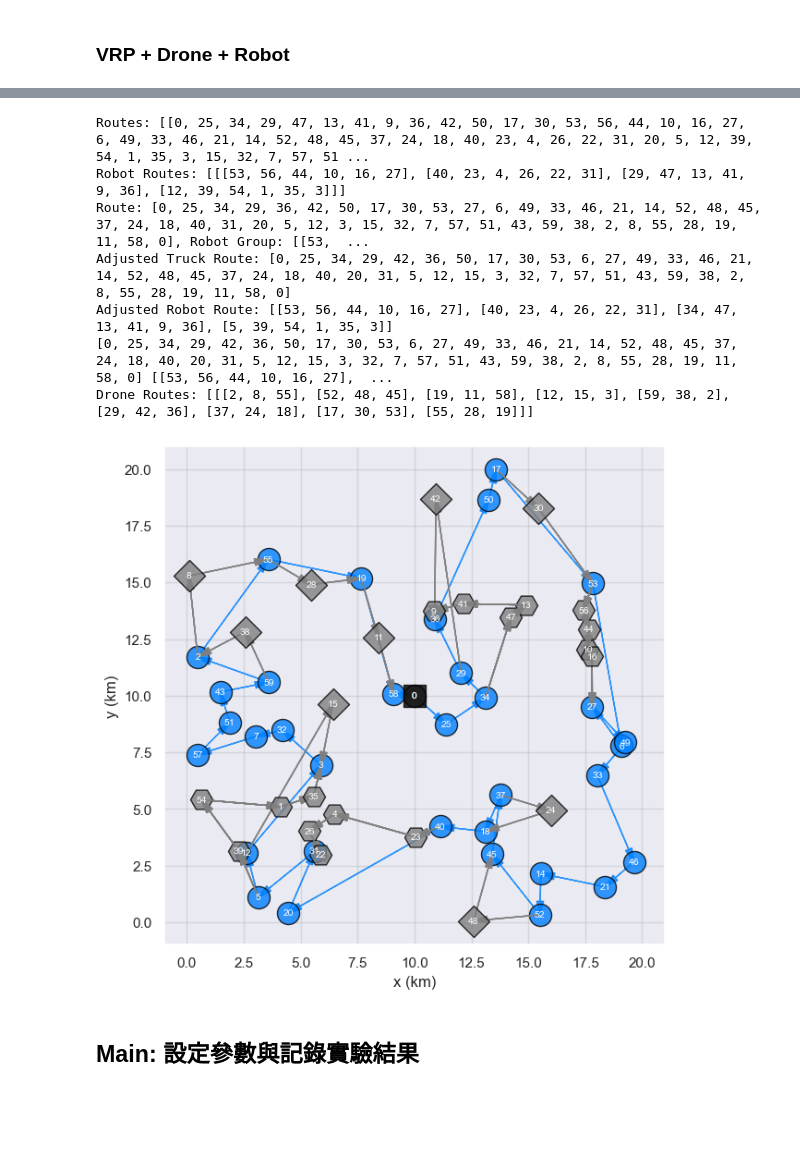
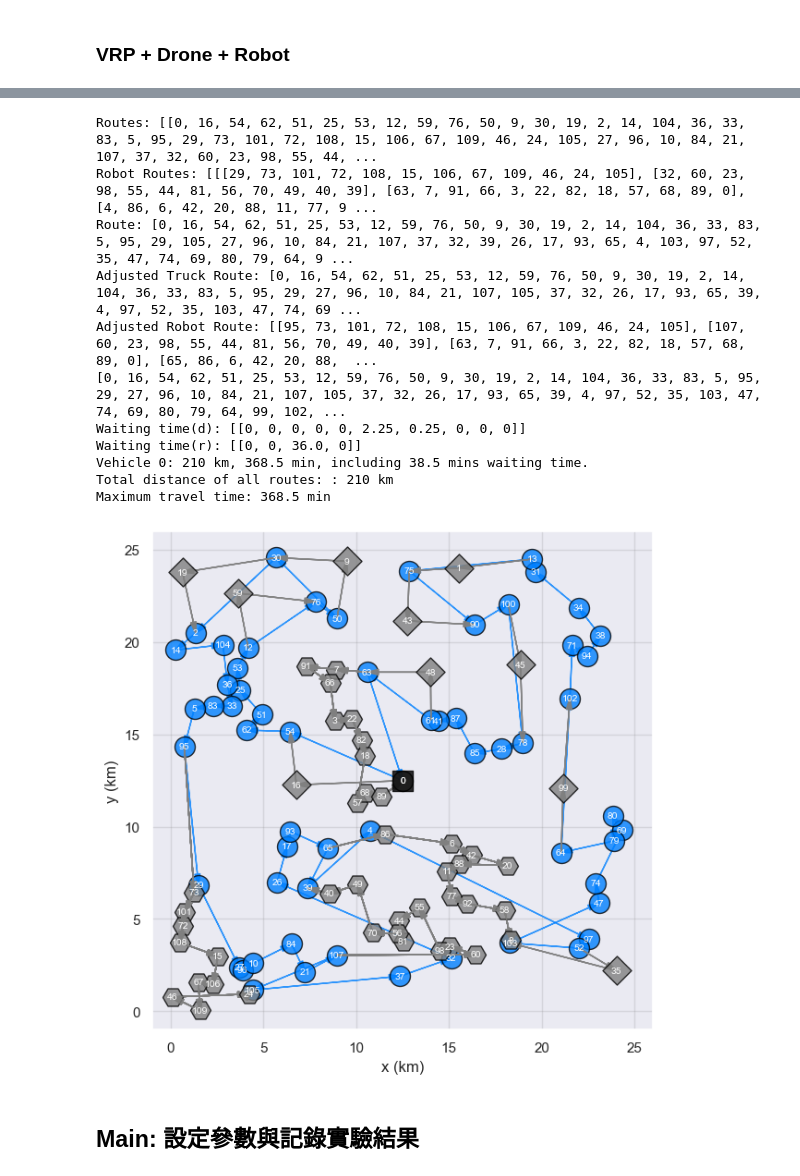
Before and after one commit to jy09567824/vehicle-routing-problem, a Jupyter notebook: VRPRD_ORTools.ipynb, the cells around one changed output, grey strips where cells are left out. Cells and saved outputs as stored; diff of their text form; code cells hidden in the pictures; blank space fills up the shorter version.

```diff
--- a/VRPRD_ORTools.ipynb
+++ b/VRPRD_ORTools.ipynb
@@ -518,7 +532,7 @@ def plot_map(routes, drone_routes=[], robot_routes=[], **controls):
 
     def draw_node(node, color='gray', marker='o'):
         text_kwargs = dict(s=str(node), fontsize=7.5, color="white", horizontalalignment='center', verticalalignment='center')
-        node_kwargs = dict(s=300, color=color, alpha=0.8, edgecolors='black', marker=marker)
+        node_kwargs = dict(s=250, color=color, alpha=0.8, edgecolors='black', marker=marker)
         loc = data['num_locations'][node]
         plt.scatter(x=loc[0], y=loc[1], **node_kwargs)
         plt.text(x=loc[0], y=loc[1], **text_kwargs)
@@ -570,7 +584,7 @@ def plot_map(routes, drone_routes=[], robot_routes=[], **controls):
 ## VRP 解題方法說明
 # %%
 # Set data & control parameter
-controls = dict(map_size=(20, 20), num_nodes=1, num_vehicles=1)
+controls = dict(map_size=(25, 25), num_nodes=110, num_vehicles=1)
 data = create_data_model(**controls)
 
 plot_map(routes=[], **controls)
@@ -611,17 +633,20 @@ Waiting time: [[4, 4, 2, 1]]
 ### VRP + Robot
 # %%
 data = create_data_model(**controls)
-routes = solve_routing_problem(data)
-robot_routes = select_robot_nodes(data, routes)
-
+VRPR_routes = solve_routing_problem(data)
+robot_routes = select_robot_nodes(data, VRPR_routes)
 # 調整車輛路線
 for veh_i, group in enumerate(robot_routes):
     for index, route in enumerate(group):
         exclude_nodes = [item for sublist in robot_routes[veh_i] for item in sublist if 0 < sublist.index(item) < len(sublist) - 1]
-        routes[veh_i] = [i for i in routes[veh_i] if i not in exclude_nodes]
-    routes[veh_i], robot_routes[veh_i] = adjust_robot_route(data, routes[veh_i], group)
+        VRPR_routes[veh_i] = [i for i in VRPR_routes[veh_i] if i not in exclude_nodes]
+    VRPR_routes[veh_i], robot_routes[veh_i] = adjust_robot_route(data, VRPR_routes[veh_i], group)
 
-plot_map(routes=routes,robot_routes=robot_routes, **controls)
+robot_waiting = get_waiting_time(data, VRPR_routes, robot_routes, 'robot')
+print("Waiting time:", robot_waiting)
+total_dist, total_time, waiting_time = get_travelling_time(data, VRPR_routes, [], robot_waiting)
+
+plot_map(routes=VRPR_routes, robot_routes=robot_routes, **controls)
 
 # 舊版方法 (VRPTW)
 # vrptw_routes = solve_vrptw(data, excludes)
@@ -658,35 +670,42 @@ Adjusted Robot Route: [[35, 30, 47, 2, 36, 45], [5, 24, 6, 52, 17, 11], [51, 44,
 # %%
 data = create_data_model(**controls)
-routes = solve_routing_problem(data)
+VRPRD_routes = solve_routing_problem(data)
 
-robot_routes = select_robot_nodes(data, routes)
+robot_routes = select_robot_nodes(data, VRPRD_routes)
 
 for veh_i, group in enumerate(robot_routes):
     for index, route in enumerate(group):
         exclude_nodes = [item for sublist in robot_routes[veh_i] for item in sublist if 0 < sublist.index(item) < len(sublist) - 1]
-        routes[veh_i] = [i for i in routes[veh_i] if i not in exclude_nodes]
-    routes[veh_i], robot_routes[veh_i] = adjust_robot_route(data, routes[veh_i], group)
-    print(routes[veh_i], robot_routes[veh_i])
+        VRPRD_routes[veh_i] = [i for i in VRPRD_routes[veh_i] if i not in exclude_nodes]
+    VRPRD_routes[veh_i], robot_routes[veh_i] = adjust_robot_route(data, VRPRD_routes[veh_i], group)
+    print(VRPRD_routes[veh_i], robot_routes[veh_i])
 
-drone_routes = select_drone_nodes(data, routes, excludes=robot_routes)
+drone_routes = select_drone_nodes(data, VRPRD_routes, excludes=robot_routes)
 
 for index, group in enumerate(drone_routes):
     for r in group:
-        routes[index].remove(r[1])
+        VRPRD_routes[index].remove(r[1])
 
-drone_waiting = get_waiting_time(data, routes, drone_routes, 'drone')
-robot_waiting = get_waiting_time(data, routes, robot_routes, 'robot')
+drone_waiting = get_waiting_time(data, VRPRD_routes, drone_routes, 'drone')
+robot_waiting = get_waiting_time(data, VRPRD_routes, robot_routes, 'robot')
+print("Waiting time(d):", drone_waiting)
+print("Waiting time(r):", robot_waiting)
+total_dist, total_time, waiting_time = get_travelling_time(data, VRPRD_routes, drone_waiting, robot_waiting)
 
-plot_map(routes=routes, drone_routes=drone_routes, robot_routes=robot_routes, **controls)
+plot_map(routes=VRPRD_routes, drone_routes=drone_routes, robot_routes=robot_routes, **controls)
 # %% [output]
-Routes: [[0, 25, 34, 29, 47, 13, 41, 9, 36, 42, 50, 17, 30, 53, 56, 44, 10, 16, 27, 6, 49, 33, 46, 21, 14, 52, 48, 45, 37, 24, 18, 40, 23, 4, 26, 22, 31, 20, 5, 12, 39, 54, 1, 35, 3, 15, 32, 7, 57, 51 ...
-Robot Routes: [[[53, 56, 44, 10, 16, 27], [40, 23, 4, 26, 22, 31], [29, 47, 13, 41, 9, 36], [12, 39, 54, 1, 35, 3]]]
-Route: [0, 25, 34, 29, 36, 42, 50, 17, 30, 53, 27, 6, 49, 33, 46, 21, 14, 52, 48, 45, 37, 24, 18, 40, 31, 20, 5, 12, 3, 15, 32, 7, 57, 51, 43, 59, 38, 2, 8, 55, 28, 19, 11, 58, 0], Robot Group: [[53,  ...
-Adjusted Truck Route: [0, 25, 34, 29, 42, 36, 50, 17, 30, 53, 6, 27, 49, 33, 46, 21, 14, 52, 48, 45, 37, 24, 18, 40, 20, 31, 5, 12, 15, 3, 32, 7, 57, 51, 43, 59, 38, 2, 8, 55, 28, 19, 11, 58, 0]
-Adjusted Robot Route: [[53, 56, 44, 10, 16, 27], [40, 23, 4, 26, 22, 31], [34, 47, 13, 41, 9, 36], [5, 39, 54, 1, 35, 3]]
-[0, 25, 34, 29, 42, 36, 50, 17, 30, 53, 6, 27, 49, 33, 46, 21, 14, 52, 48, 45, 37, 24, 18, 40, 20, 31, 5, 12, 15, 3, 32, 7, 57, 51, 43, 59, 38, 2, 8, 55, 28, 19, 11, 58, 0] [[53, 56, 44, 10, 16, 27],  ...
-Drone Routes: [[[2, 8, 55], [52, 48, 45], [19, 11, 58], [12, 15, 3], [59, 38, 2], [29, 42, 36], [37, 24, 18], [17, 30, 53], [55, 28, 19]]]
+Routes: [[0, 16, 54, 62, 51, 25, 53, 12, 59, 76, 50, 9, 30, 19, 2, 14, 104, 36, 33, 83, 5, 95, 29, 73, 101, 72, 108, 15, 106, 67, 109, 46, 24, 105, 27, 96, 10, 84, 21, 107, 37, 32, 60, 23, 98, 55, 44, ...
+Robot Routes: [[[29, 73, 101, 72, 108, 15, 106, 67, 109, 46, 24, 105], [32, 60, 23, 98, 55, 44, 81, 56, 70, 49, 40, 39], [63, 7, 91, 66, 3, 22, 82, 18, 57, 68, 89, 0], [4, 86, 6, 42, 20, 88, 11, 77, 9 ...
+Route: [0, 16, 54, 62, 51, 25, 53, 12, 59, 76, 50, 9, 30, 19, 2, 14, 104, 36, 33, 83, 5, 95, 29, 105, 27, 96, 10, 84, 21, 107, 37, 32, 39, 26, 17, 93, 65, 4, 103, 97, 52, 35, 47, 74, 69, 80, 79, 64, 9 ...
+Adjusted Truck Route: [0, 16, 54, 62, 51, 25, 53, 12, 59, 76, 50, 9, 30, 19, 2, 14, 104, 36, 33, 83, 5, 95, 29, 27, 96, 10, 84, 21, 107, 105, 37, 32, 26, 17, 93, 65, 39, 4, 97, 52, 35, 103, 47, 74, 69 ...
+Adjusted Robot Route: [[95, 73, 101, 72, 108, 15, 106, 67, 109, 46, 24, 105], [107, 60, 23, 98, 55, 44, 81, 56, 70, 49, 40, 39], [63, 7, 91, 66, 3, 22, 82, 18, 57, 68, 89, 0], [65, 86, 6, 42, 20, 88,  ...
+[0, 16, 54, 62, 51, 25, 53, 12, 59, 76, 50, 9, 30, 19, 2, 14, 104, 36, 33, 83, 5, 95, 29, 27, 96, 10, 84, 21, 107, 105, 37, 32, 26, 17, 93, 65, 39, 4, 97, 52, 35, 103, 47, 74, 69, 80, 79, 64, 99, 102, ...
+Waiting time(d): [[0, 0, 0, 0, 0, 2.25, 0.25, 0, 0, 0]]
+Waiting time(r): [[0, 0, 36.0, 0]]
+Vehicle 0: 210 km, 368.5 min, including 38.5 mins waiting time.
+Total distance of all routes: : 210 km
+Maximum travel time: 368.5 min
-[figure, old version]
+[figure, new version]
 # %% [markdown]
 ## Main: 設定參數與記錄實驗結果
 # %%
```
Also changed, not shown: parts of 20 cells of this notebook, 20 other files.
